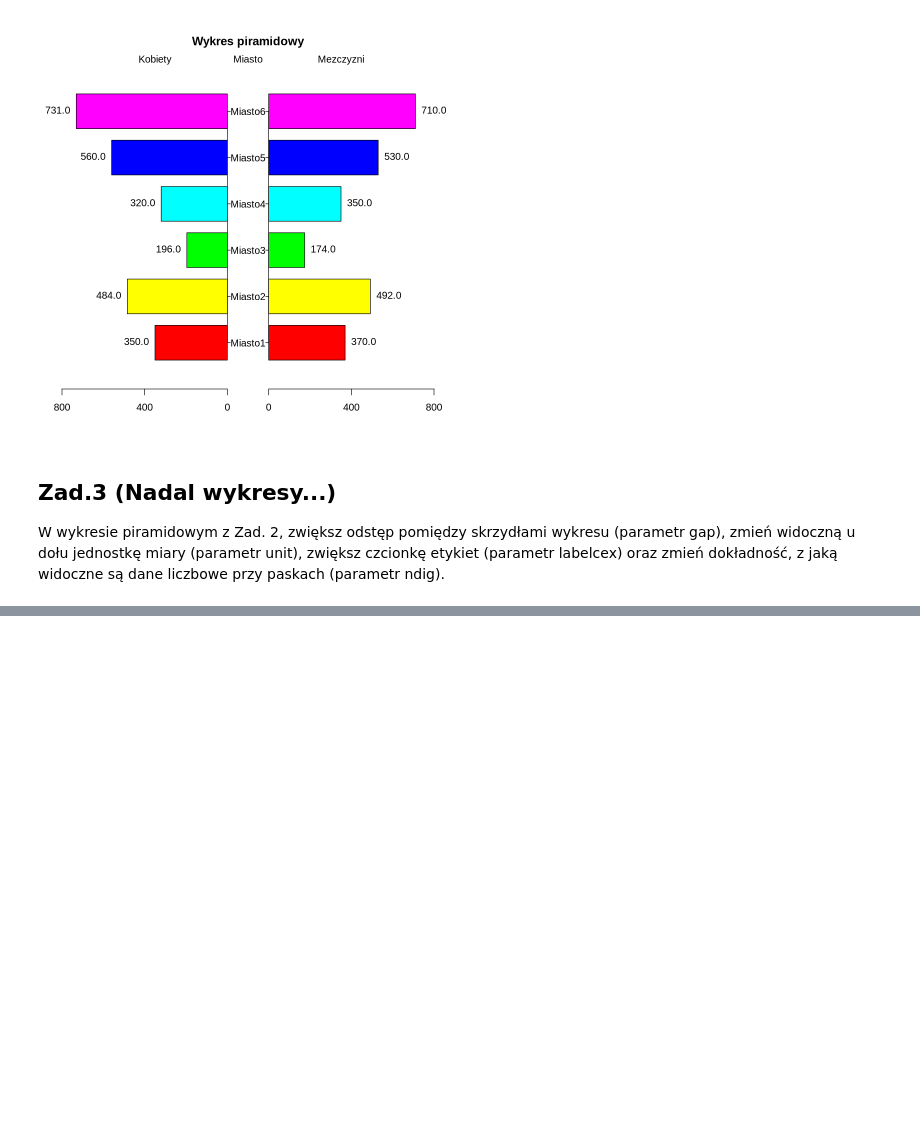
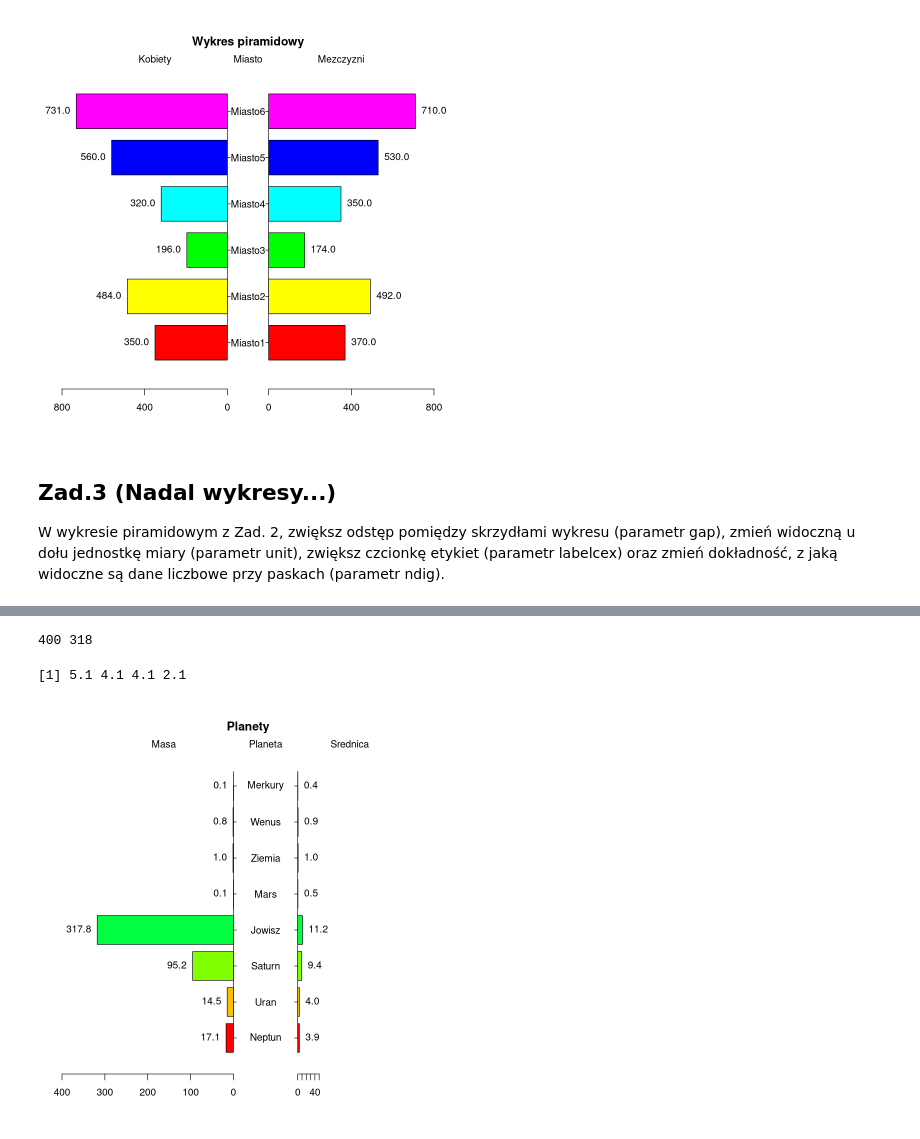
Before and after one commit to 30james00/pollub_R, a Jupyter notebook: Lab10.ipynb, the cells around one changed output, grey strips where cells are left out. Saved outputs shown, nothing was run; the diff lists cells and outputs as text; code cells hidden in the pictures; blank space fills up the shorter version.

```diff
--- a/Lab10.ipynb
+++ b/Lab10.ipynb
@@ -114 +125,23 @@ labelcex) oraz zmień dokładność, z jaką widoczne są dane liczbowe przy pas
+# %%
+frame_ <- data.frame(
+  "Planeta" = c("Neptun", "Uran", "Saturn", "Jowisz", "Mars", "Ziemia", "Wenus", "Merkury"),
+  "Masa" = c(17.15, 14.54, 95.16, 317.80, 0.11, 1.00, 0.81, 0.06),
+  "Srednica" = c(3.88, 4.00, 9.45, 11.20, 0.53, 1.00, 0.94, 0.38)
+)
+attach(frame_)
+pyramid.plot(Masa, Srednica,
+  labels = Planeta,
+  laxlab = seq(0, 400, by = 100),
+  raxlab = seq(0, 50, by = 10),
+  show.values = T,
+  gap = 75,
+  unit = "",
+  main = "Planety",
+  top.labels = c('Masa', 'Planeta', 'Srednica')
+)
+detach(frame_)
+# %% [output]
+400 318
+[1] 5.1 4.1 4.1 2.1
+[figure, added]
 # %% [markdown]
```
Also changed, not shown: parts of 3 cells of this notebook.
